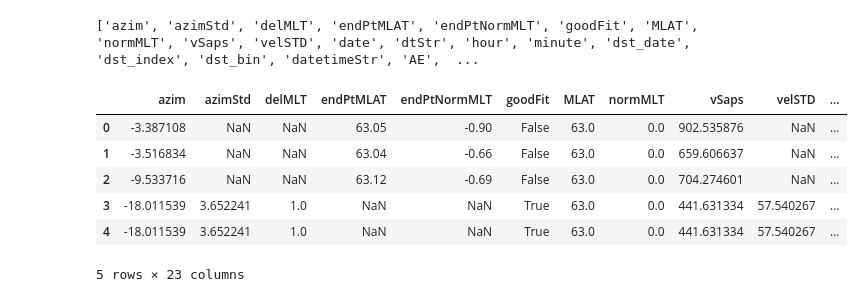
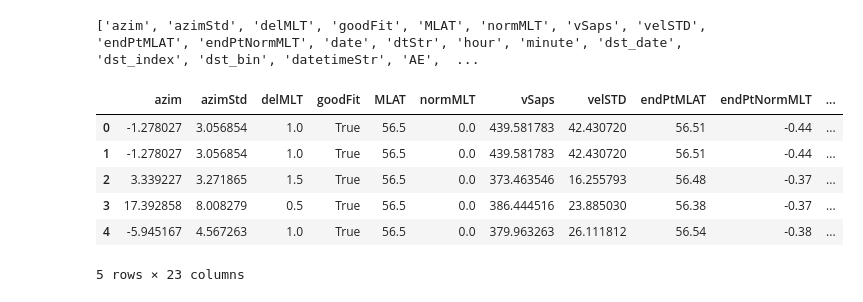
Before and after one commit to bharatreddy/indsvels, a Jupyter notebook: ipy/process-vels.ipynb, the cells around one changed output. Drawn from its saved outputs; the diff is of its cells as text; code cells hidden in the pictures.

```diff
--- a/ipy/process-vels.ipynb
+++ b/ipy/process-vels.ipynb
@@ -17,8 +17,9 @@ from matplotlib import ticker
 # setup some cutoff values we'll use in the analysis
 velCutoffUpper = 2000.
 velCutoffLower = 0.
-numPointsCutoffMLTMLAT = 100
-mlatCutOffUpper = 70.
+numPointsCutoffMLTMLAT = 25
+mlatCutOffUpper = 65.
+mlatCutOffLower = 53.
 # %%
 # READ Dst and AE data
 inpDstFile = "../data/dst_out_file.csv"
@@ -42,17 +43,21 @@ aurDF["dtStr"] = aurDF["date"].apply(lambda x: x.strftime('%Y%m%d'))
 #### In this block we load Velocity data ####
 # a helper function to convert seperate date
 # and time strings to datetime objects
-fitVelFile = "../data/fitres.csv"
+fitVelFile = "../data/fitres-extra.csv"
 inpColNames = ["azim", "azimStd", "delMLT", "endPtMLAT",\
                "endPtNormMLT","goodFit", "MLAT", "normMLT",\
                "vSaps", "velSTD", "date"]
+if "extra" in fitVelFile:
+    inpColNames = ["azim", "azimStd", "delMLT", "goodFit",\
+               "MLAT", "normMLT", "vSaps", "velSTD",\
+               "endPtMLAT", "endPtNormMLT", "date"]
 # velsDataDF = pandas.read_csv(fitVelFile, sep=' ', header=None)
 # velsDataDF.columns = inpColNames
 velsDataDF = pandas.read_csv(fitVelFile, sep=' ',\
                              header=None, names=inpColNames,\
                             infer_datetime_format=True,\
                             parse_dates=["date"])
-velsDataDF.head()
+
 velsDataDF["dtStr"] = velsDataDF["date"].apply(lambda x: x.strftime('%Y%m%d'))
 # Discard unwanted values
 # We'll only consider those velocities
@@ -61,7 +66,8 @@ velsDataDF["dtStr"] = velsDataDF["date"].apply(lambda x: x.strftime('%Y%m%d'))
 velsDataDF = velsDataDF[ (velsDataDF["vSaps"] > velCutoffLower) \
                         & (velsDataDF["vSaps"] < velCutoffUpper)\
                        ].reset_index(drop=True)
-velsDataDF = velsDataDF[ velsDataDF["MLAT"] < mlatCutOffUpper ].reset_index(drop=True)
+velsDataDF = velsDataDF[ (velsDataDF["MLAT"] < mlatCutOffUpper) &\
+                       (velsDataDF["MLAT"] > mlatCutOffLower) ].reset_index(drop=True)
 velsDataDF["hour"] = velsDataDF["date"].apply(lambda x: x.strftime('%H'))
 velsDataDF["minute"] = velsDataDF["date"].apply(lambda x: x.strftime('%M'))
 # Now merge the dst and velocity DFs
@@ -76,6 +82,12 @@ velsDataDF = pandas.concat( [ velsDataDF, \
 velsDataDF.columns = ['azim', 'azimStd', 'delMLT', 'endPtMLAT', 'endPtNormMLT',\
                       'goodFit', 'MLAT', 'normMLT', 'vSaps', 'velSTD', 'date',\
                       'dtStr', 'hour', 'minute', 'dst_date', 'dst_index', 'dst_bin']
+if "extra" in fitVelFile:
+    velsDataDF.columns = ["azim", "azimStd", "delMLT", "goodFit",\
+               "MLAT", "normMLT", "vSaps", "velSTD",\
+               "endPtMLAT", "endPtNormMLT", "date",\
+                'dtStr', 'hour', 'minute', 'dst_date',\
+                'dst_index', 'dst_bin']
 # Also merge with aurDF
 # print "pre merge shape-->", velsDataDF.shape
 velsDataDF = pandas.merge( velsDataDF, aurDF,\
@@ -85,33 +97,45 @@ selColsVels = ['azim', 'azimStd', 'delMLT', 'endPtMLAT', 'endPtNormMLT',\
                'goodFit', 'MLAT', 'normMLT', 'vSaps', 'velSTD', 'date_x',\
                'dtStr', 'hour', 'minute', 'dst_date', 'dst_index', 'dst_bin',\
                'datetimeStr', 'AE', 'AL', 'AO', 'AU']
+if "extra" in fitVelFile:
+    selColsVels = ["azim", "azimStd", "delMLT", "goodFit",\
+               "MLAT", "normMLT", "vSaps", "velSTD",\
+               "endPtMLAT", "endPtNormMLT", "date_x",\
+                'dtStr', 'hour', 'minute', 'dst_date',\
+                'dst_index', 'dst_bin', 'datetimeStr', 'AE', 'AL', 'AO', 'AU']
 velsDataDF = velsDataDF[ selColsVels ]
 velsDataDF.columns = ['azim', 'azimStd', 'delMLT', 'endPtMLAT', 'endPtNormMLT',\
                'goodFit', 'MLAT', 'normMLT', 'vSaps', 'velSTD', 'date',\
                'dtStr', 'hour', 'minute', 'dst_date', 'dst_index', 'dst_bin',\
                'datetimeStr', 'AE', 'AL', 'AO', 'AU']
-# velsDataDF.head()
+if "extra" in fitVelFile:
+    velsDataDF.columns = ["azim", "azimStd", "delMLT", "goodFit",\
+               "MLAT", "normMLT", "vSaps", "velSTD",\
+               "endPtMLAT", "endPtNormMLT", "date",\
+                'dtStr', 'hour', 'minute', 'dst_date',\
+                'dst_index', 'dst_bin', 'datetimeStr', 'AE', 'AL', 'AO', 'AU']
+
 #### In this block we load Velocity data ####
 #### In this block we load Velocity data ####
 #### In this block we load Velocity data ####
 # %%
 # Filter out some values where number of datapoints are pretty low.
 countDF = velsDataDF.groupby([ "normMLT", "MLAT" ]).size().reset_index()
 countDF.columns = [ "normMLT", "MLAT", "count" ]
 # Choose only columns which have atleast 100 points
 countDF = countDF[ countDF["count"] >= numPointsCutoffMLTMLAT ].reset_index(drop=True)
 # Merge with velsDataDF to filter out unwanted values
 velsDataDF = pandas.merge( velsDataDF, countDF,\
                           on=["normMLT", "MLAT"], how='inner' )
-velsDataDF.to_csv("../data/processed-vels-geomag.txt", sep=' ', index=False)
+velsDataDF.to_csv("../data/processed-vels-geomag-extra.txt", sep=' ', index=False)
 print velsDataDF.columns.tolist()
 velsDataDF.head()
 # %% [output]
-['azim', 'azimStd', 'delMLT', 'endPtMLAT', 'endPtNormMLT', 'goodFit', 'MLAT', 'normMLT', 'vSaps', 'velSTD', 'date', 'dtStr', 'hour', 'minute', 'dst_date', 'dst_index', 'dst_bin', 'datetimeStr', 'AE',  ...
+['azim', 'azimStd', 'delMLT', 'goodFit', 'MLAT', 'normMLT', 'vSaps', 'velSTD', 'endPtMLAT', 'endPtNormMLT', 'date', 'dtStr', 'hour', 'minute', 'dst_date', 'dst_index', 'dst_bin', 'datetimeStr', 'AE',  ...
-|  | azim | azimStd | delMLT | endPtMLAT | endPtNormMLT | goodFit | MLAT | normMLT | vSaps | velSTD | ... |
-| 0 | -3.387108 | NaN | NaN | 63.05 | -0.90 | False | 63.0 | 0.0 | 902.535876 | NaN | ... |
-| 1 | -3.516834 | NaN | NaN | 63.04 | -0.66 | False | 63.0 | 0.0 | 659.606637 | NaN | ... |
-| 2 | -9.533716 | NaN | NaN | 63.12 | -0.69 | False | 63.0 | 0.0 | 704.274601 | NaN | ... |
-| 3 | -18.011539 | 3.652241 | 1.0 | NaN | NaN | True | 63.0 | 0.0 | 441.631334 | 57.540267 | ... |
-| 4 | -18.011539 | 3.652241 | 1.0 | NaN | NaN | True | 63.0 | 0.0 | 441.631334 | 57.540267 | ... |
+|  | azim | azimStd | delMLT | goodFit | MLAT | normMLT | vSaps | velSTD | endPtMLAT | endPtNormMLT | ... |
+| 0 | -1.278027 | 3.056854 | 1.0 | True | 56.5 | 0.0 | 439.581783 | 42.430720 | 56.51 | -0.44 | ... |
+| 1 | -1.278027 | 3.056854 | 1.0 | True | 56.5 | 0.0 | 439.581783 | 42.430720 | 56.51 | -0.44 | ... |
+| 2 | 3.339227 | 3.271865 | 1.5 | True | 56.5 | 0.0 | 373.463546 | 16.255793 | 56.48 | -0.37 | ... |
+| 3 | 17.392858 | 8.008279 | 0.5 | True | 56.5 | 0.0 | 386.444516 | 23.885030 | 56.38 | -0.37 | ... |
+| 4 | -5.945167 | 4.567263 | 1.0 | True | 56.5 | 0.0 | 379.963263 | 26.111812 | 56.54 | -0.38 | ... |
 5 rows × 23 columns
```
Also changed, not shown: 11 other files.
